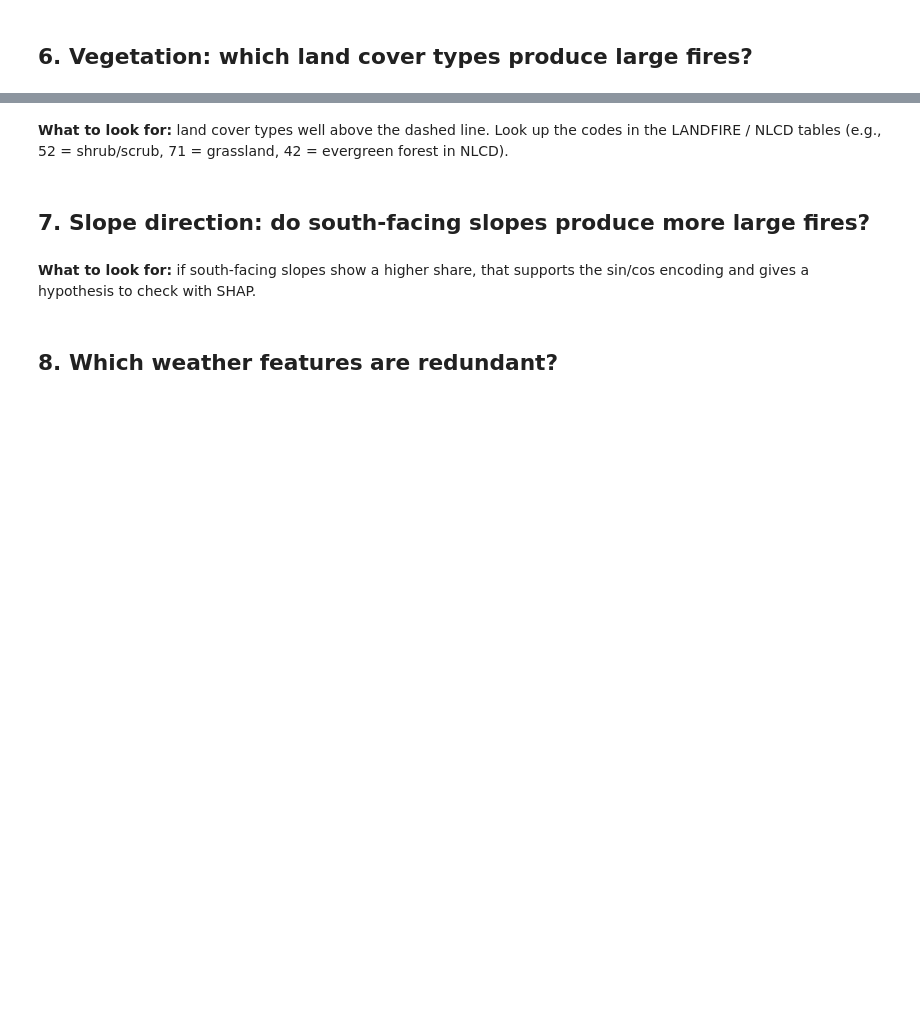
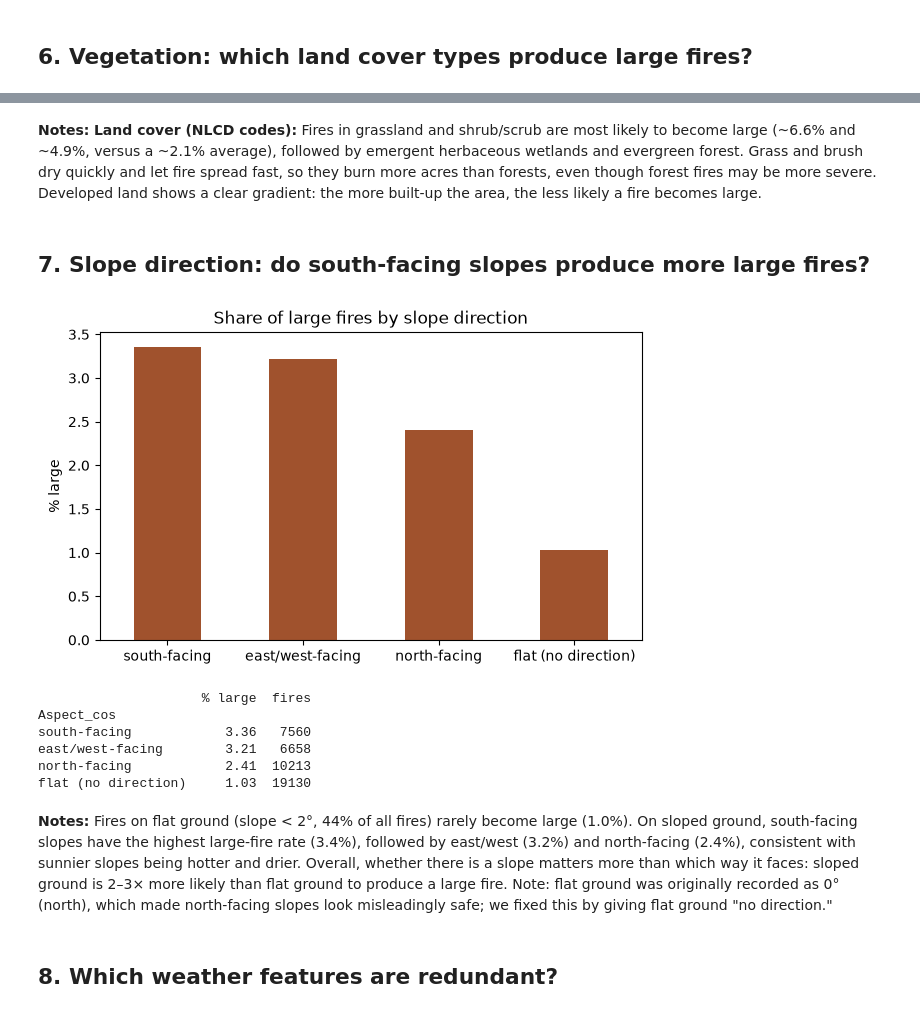
Before and after one commit to zoetankersley/Wildfire_Prediction_ANN, a Jupyter notebook: notebooks/eda.ipynb, the cells around one changed output, grey strips where cells are left out. Saved outputs shown, nothing was run; the diff lists cells and outputs as text; code cells hidden in the pictures; blank space fills up the shorter version.

```diff
--- a/notebooks/eda.ipynb
+++ b/notebooks/eda.ipynb
@@ -128,18 +188,32 @@ lc.round(1)
 # %% [markdown]
-**What to look for:** land cover types well above the dashed line. Look up the codes in the LANDFIRE / NLCD tables (e.g., 52 = shrub/scrub, 71 = grassland, 42 = evergreen forest in NLCD).
+**Notes:** **Land cover (NLCD codes):** Fires in grassland and shrub/scrub are most likely to become large (~6.6% and ~4.9%, versus a ~2.1% average), followed by emergent herbaceous wetlands and evergreen forest. Grass and brush dry quickly and let fire spread fast, so they burn more acres than forests, even though forest fires may be more severe. Developed land shows a clear gradient: the more built-up the area, the less likely a fire becomes large.
 # %% [markdown]
 ## 7. Slope direction: do south-facing slopes produce more large fires?
 # %%
 if "Aspect_cos" in df.columns:
     facing = pd.cut(df["Aspect_cos"], bins=[-1.01, -0.5, 0.5, 1.01],
-                    labels=["south-facing", "east/west-facing", "north-facing"])
-    share = df.groupby(facing, observed=True)["LARGE"].mean() * 100
-    ax = share.plot.bar(color="sienna", rot=0, figsize=(6, 4))
+                    labels=["south-facing", "east/west-facing", "north-facing"]).astype(str)
+    flat = (df["Aspect_sin"] == 0) & (df["Aspect_cos"] == 0)
+    facing[flat] = "flat (no direction)"
+
+    order_facing = ["south-facing", "east/west-facing", "north-facing", "flat (no direction)"]
+    share = (df.groupby(facing)["LARGE"].mean() * 100).reindex(order_facing)
+    counts = facing.value_counts().reindex(order_facing)
+
+    ax = share.plot.bar(color="sienna", rot=0, figsize=(7, 4))
     ax.set(title="Share of large fires by slope direction", ylabel="% large", xlabel="")
     save("07_aspect"); plt.show()
-    print(share.round(2))
+    print(pd.DataFrame({"% large": share.round(2), "fires": counts}))
+# %% [output]
+[figure, added]
+                     % large  fires
+Aspect_cos
+south-facing            3.36   7560
+east/west-facing        3.21   6658
+north-facing            2.41  10213
+flat (no direction)     1.03  19130
 # %% [markdown]
-**What to look for:** if south-facing slopes show a higher share, that supports the sin/cos encoding and gives a hypothesis to check with SHAP.
+**Notes:**  Fires on flat ground (slope < 2°, 44% of all fires) rarely become large (1.0%). On sloped ground, south-facing slopes have the highest large-fire rate (3.4%), followed by east/west (3.2%) and north-facing (2.4%), consistent with sunnier slopes being hotter and drier. Overall, whether there is a slope matters more than which way it faces: sloped ground is 2–3× more likely than flat ground to produce a large fire. Note: flat ground was originally recorded as 0° (north), which made north-facing slopes look misleadingly safe; we fixed this by giving flat ground "no direction."
 # %% [markdown]
 ## 8. Which weather features are redundant?
 # %%
```
Also changed, not shown: parts of 20 cells of this notebook, 12 other files.
